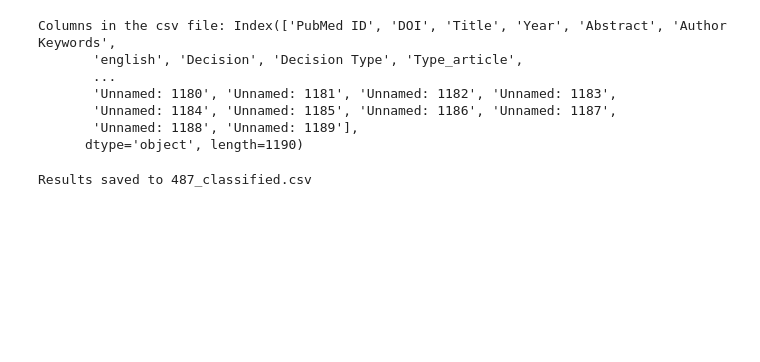
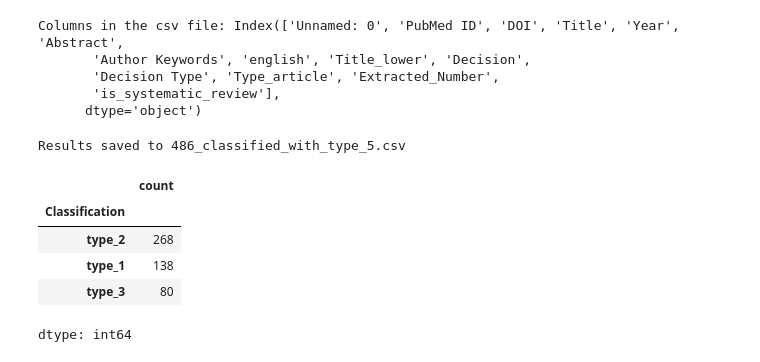
Before and after one commit to NoaTal1996/Barriers-and-Suggested-Solutions-to-Nursing-Participation-in-Research-A-Systematic-Review, a Jupyter notebook: Code/Extracting_data_3/classified_implementing_conducting_1.ipynb, the cells around one changed output. Cells and saved outputs as stored; diff of their text form; code cells hidden in the pictures; blank space fills up the shorter version.

```diff
--- a/Code/Extracting_data_3/classified_implementing_conducting_1.ipynb
+++ b/Code/Extracting_data_3/classified_implementing_conducting_1.ipynb
@@ -89,20 +108,21 @@ def classify_paper(title: str, abstract: str):
         return None, None
 # %%
 # paper's excel loading
-df = pd.read_excel("485_not_systematic_final_4.xlsx")
+df = pd.read_csv("486_without_review_3.csv")
 print("Columns in the csv file:", df.columns)
 # %% [output]
-Columns in the csv file: Index(['PubMed ID', 'DOI', 'Title', 'Year', 'Abstract', 'Author Keywords',
-       'english', 'Decision', 'Decision Type', 'Type_article',
-       ...
-       'Unnamed: 1180', 'Unnamed: 1181', 'Unnamed: 1182', 'Unnamed: 1183',
-       'Unnamed: 1184', 'Unnamed: 1185', 'Unnamed: 1186', 'Unnamed: 1187',
-       'Unnamed: 1188', 'Unnamed: 1189'],
-      dtype='object', length=1190)
+Columns in the csv file: Index(['Unnamed: 0', 'PubMed ID', 'DOI', 'Title', 'Year', 'Abstract',
+       'Author Keywords', 'english', 'Title_lower', 'Decision',
+       'Decision Type', 'Type_article', 'Extracted_Number',
+       'is_systematic_review'],
+      dtype='object')
 # %%
+from tqdm import tqdm
+
 decisions = []
 explanations = []
-for idx, row in df.iterrows():
+
+for idx, row in tqdm(df.iterrows(), total=len(df), desc="Classifying papers"):
     title = row["Title"]
     abstract = row["Abstract"]
     dec, exp = classify_paper(title, abstract)
@@ -116,8 +136,17 @@ df["Explanation"] = explanations
 # first 5 lines for check
 df.head()
 # saving the new
-output_file = "485_classified_with_type_5.xlsx"
-df.to_xlsx(output_file, index=False)
+output_file = "486_classified_with_type_5.csv"
+df.to_csv(output_file, index=False,encoding='utf-8')
 print(f"Results saved to {output_file}")
 # %% [output]
-Results saved to 487_classified.csv
+Results saved to 486_classified_with_type_5.csv
+# %%
+df.Classification.value_counts()
+# %% [output]
+|  | count |
+| Classification |  |
+| type_2 | 268 |
+| type_1 | 138 |
+| type_3 | 80 |
+dtype: int64
```
Also changed, not shown: parts of 3 cells of this notebook.
